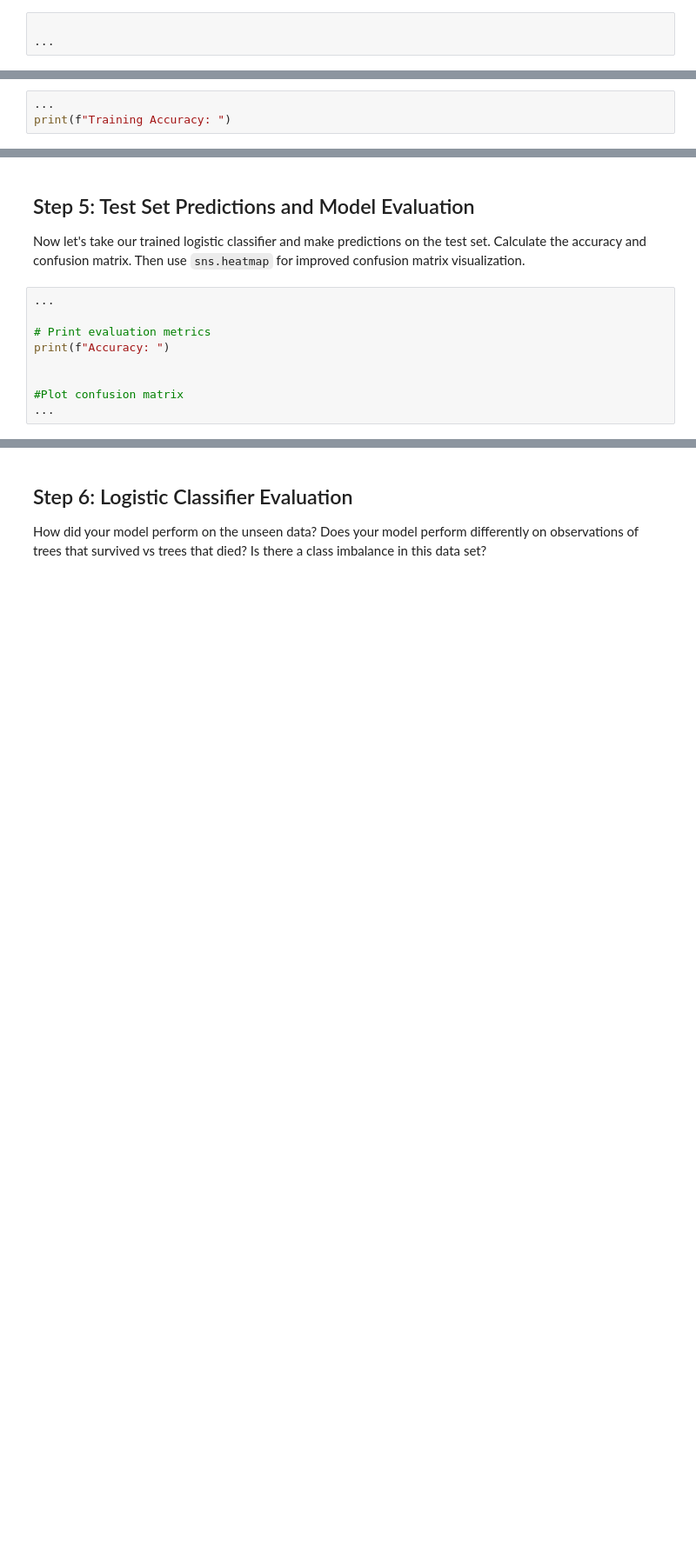
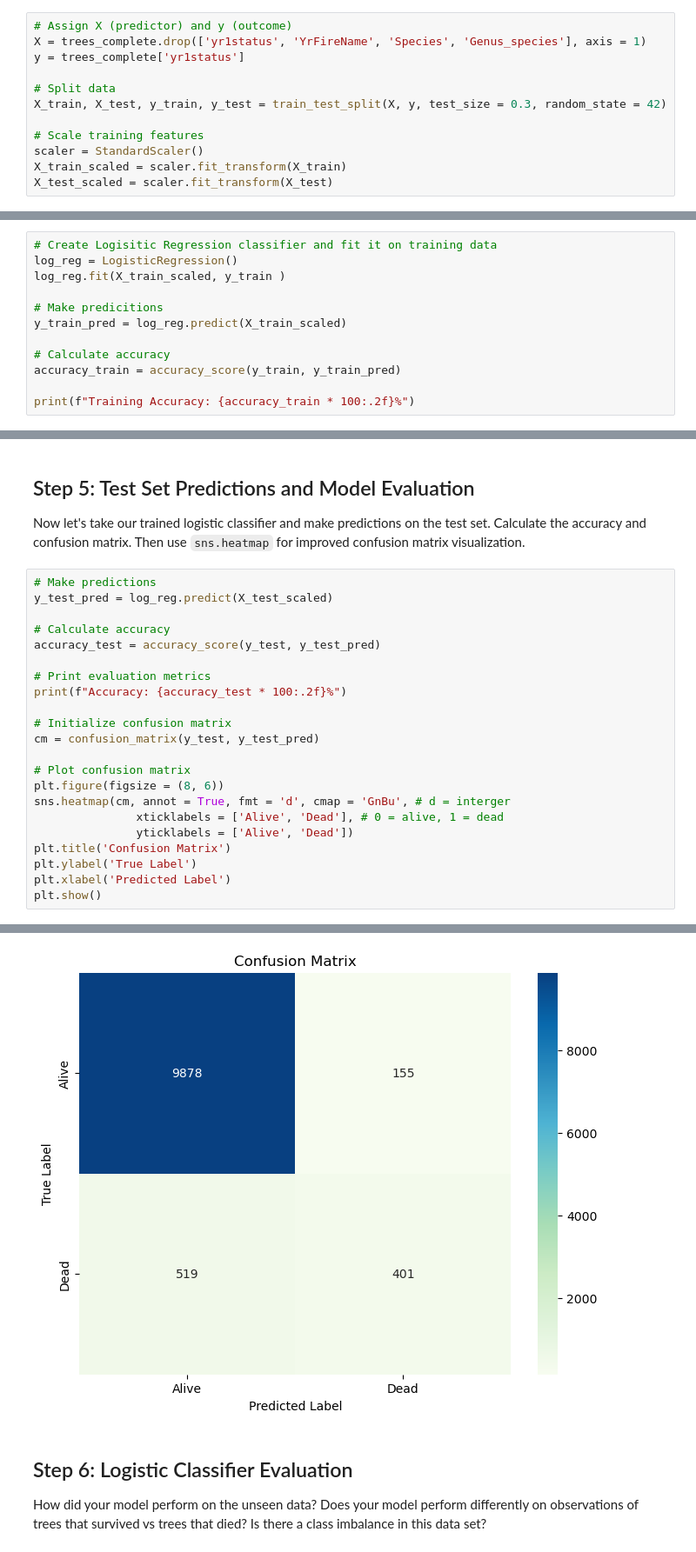
Before and after one commit to jordancsibley/EDS232-labs, a Jupyter notebook: Week3/lab3-wildfire.ipynb, the cells around one changed output, grey strips where cells are left out. Shown: that part at 87% size. Drawn from its saved outputs; the diff is of its cells as text; blank space fills up the shorter version.

```diff
--- a/Week3/lab3-wildfire.ipynb
+++ b/Week3/lab3-wildfire.ipynb
@@ -127,8 +128,17 @@ See the caveats in the documentation: https://pandas.pydata.org/pandas-docs/stab
 # %% [markdown]
 2. Then we'll split into training and test data and scale for coefficient interpretability.  Recall that we use the training features to calculate our scaling parameters (mean and standard deviation) and apply the scaling to those training features (`scaler.fit_transform`) and then apply the scaling to the features in the test data as well (`scaler.transform`).
 # %%
+# Assign X (predictor) and y (outcome)
+X = trees_complete.drop(['yr1status', 'YrFireName', 'Species', 'Genus_species'], axis = 1)
+y = trees_complete['yr1status']
 
-...
+# Split data
+X_train, X_test, y_train, y_test = train_test_split(X, y, test_size = 0.3, random_state = 42)
+
+# Scale training features
+scaler = StandardScaler()
+X_train_scaled = scaler.fit_transform(X_train)
+X_test_scaled = scaler.fit_transform(X_test)
 # %% [markdown]
 3. How many training/test observations do we have? Print your answer in the cell below.
 # %%
@@ -141,5 +152,14 @@ print("Testing set observations:",)
 ## Step 4: Train a Logistical Model
 Create a classifier using `LogisticRegression()` and fit it on the training data.  Then assess the model's accuracy on the training set by making predictions on the training data.  Calculate and **print** the accuracy of your model on the training set.
 # %%
-...
-print(f"Training Accuracy: ")
+# Create Logisitic Regression classifier and fit it on training data
+log_reg = LogisticRegression()
+log_reg.fit(X_train_scaled, y_train )
+
+# Make predicitions
+y_train_pred = log_reg.predict(X_train_scaled)
+
+# Calculate accuracy
+accuracy_train = accuracy_score(y_train, y_train_pred)
+
+print(f"Training Accuracy: {accuracy_train * 100:.2f}%")
@@ -147,11 +169,25 @@ print(f"Training Accuracy: ")
 ## Step 5: Test Set Predictions and Model Evaluation
 Now let's take our trained logistic classifier and make predictions on the test set. Calculate the accuracy and confusion matrix. Then use `sns.heatmap` for improved confusion matrix visualization.
 # %%
-...
+# Make predictions
+y_test_pred = log_reg.predict(X_test_scaled)
+
+# Calculate accuracy
+accuracy_test = accuracy_score(y_test, y_test_pred)
 
 # Print evaluation metrics
-print(f"Accuracy: ")
+print(f"Accuracy: {accuracy_test * 100:.2f}%")
 
+# Initialize confusion matrix
+cm = confusion_matrix(y_test, y_test_pred)
 
-#Plot confusion matrix
-...
+# Plot confusion matrix
+plt.figure(figsize = (8, 6))
+sns.heatmap(cm, annot = True, fmt = 'd', cmap = 'GnBu', # d = interger
+               xticklabels = ['Alive', 'Dead'], # 0 = alive, 1 = dead
+               yticklabels = ['Alive', 'Dead'])
+plt.title('Confusion Matrix')
+plt.ylabel('True Label')
+plt.xlabel('Predicted Label')
+plt.show()
+# %% [output]
@@ -158,3 +195,4 @@ print(f"Accuracy: ")
+[figure, added]
 # %% [markdown]
 ## Step 6: Logistic Classifier Evaluation
 How did your model perform on the unseen data?
```
Also changed, not shown: parts of 4 cells of this notebook.
